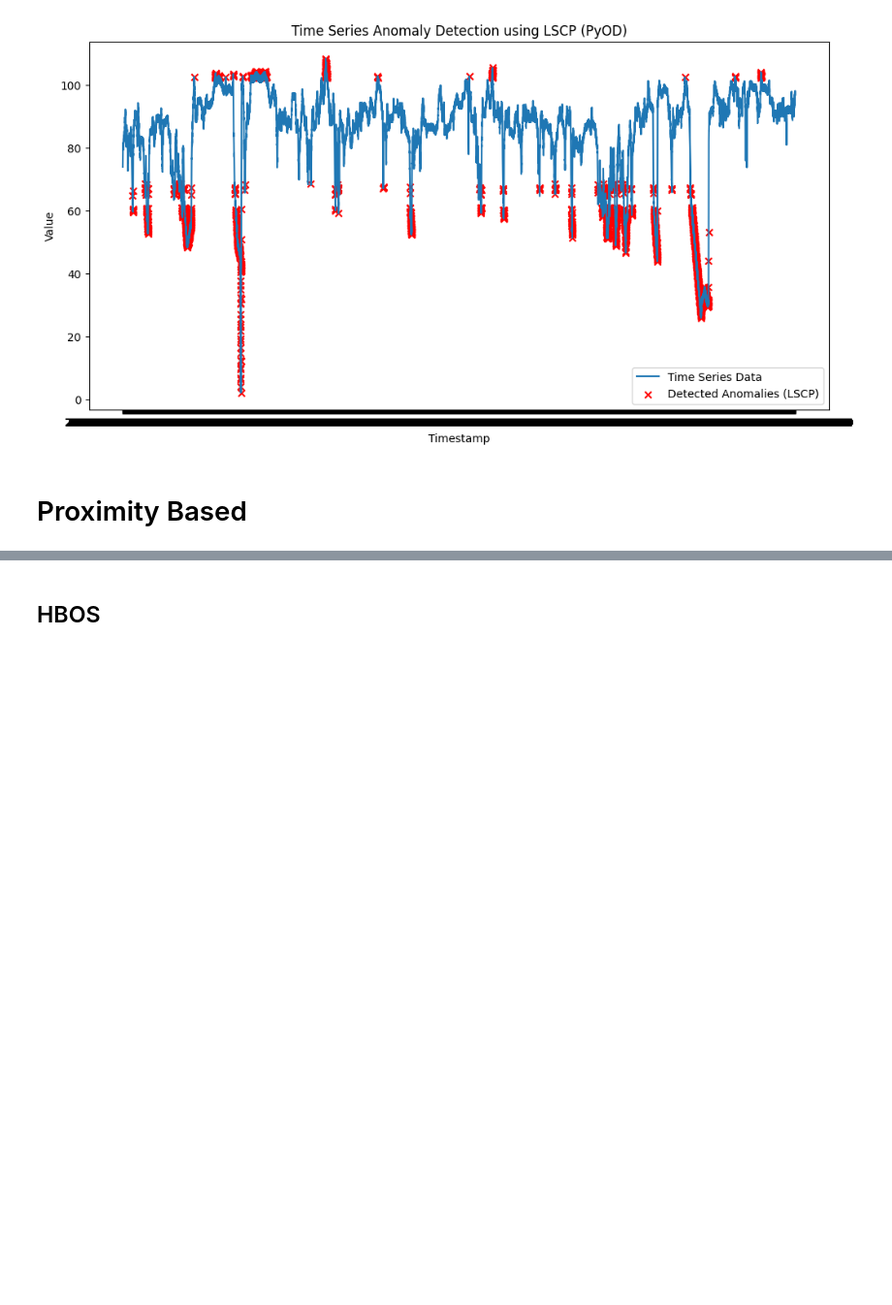
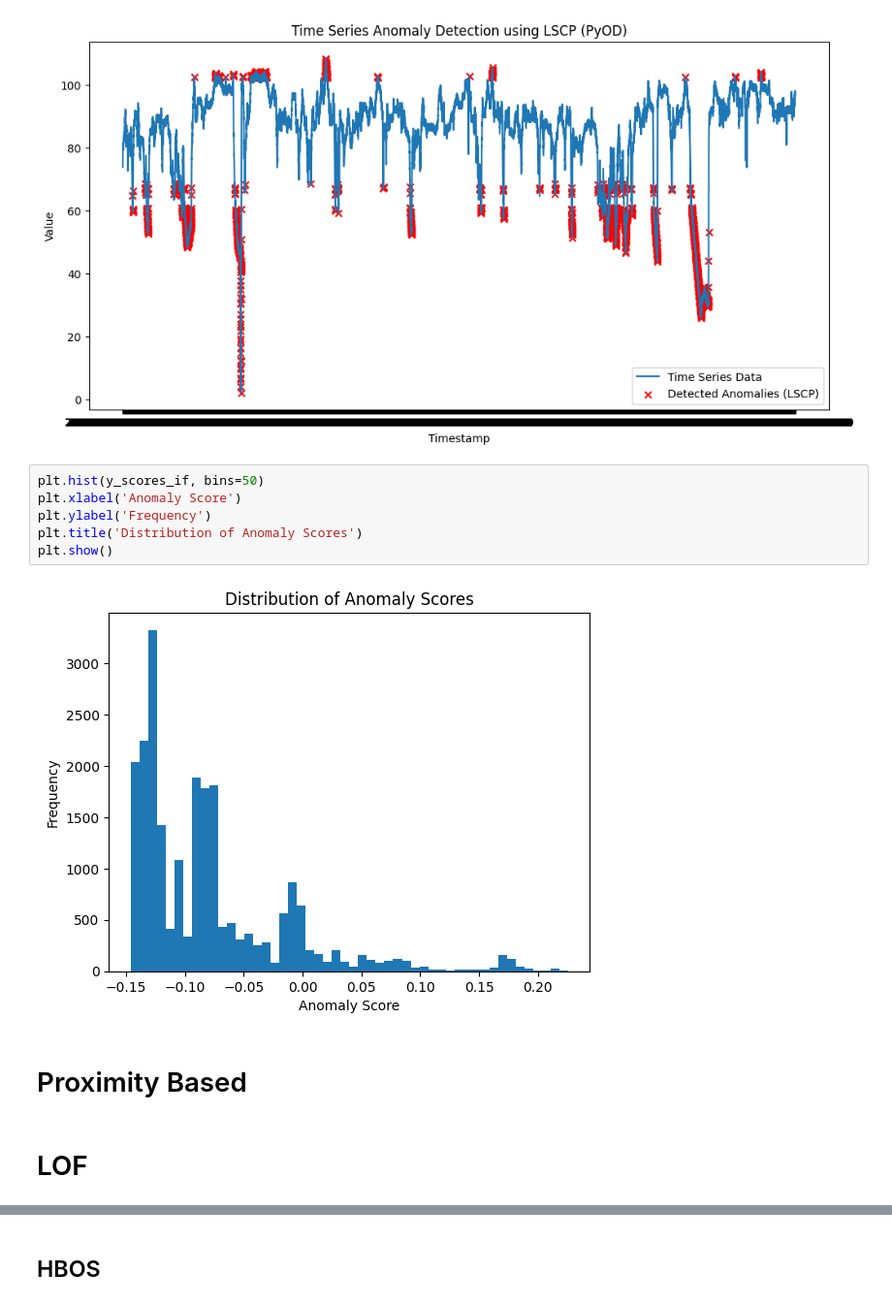
Before and after one commit to sai14karthik/Nexus-S1-Deakin-Internship, a Jupyter notebook: models/PyOD/pyod.ipynb, the cells around one changed output, grey strips where cells are left out. Shown at 97% size. Saved outputs shown, nothing was run; the diff lists cells and outputs as text; blank space fills up the shorter version.

```diff
--- a/models/PyOD/pyod.ipynb
+++ b/models/PyOD/pyod.ipynb
@@ -110,5 +118,15 @@ plt.legend()
 plt.show()
 # %% [output]
 [figure]
+# %%
+plt.hist(y_scores_if, bins=50)
+plt.xlabel('Anomaly Score')
+plt.ylabel('Frequency')
+plt.title('Distribution of Anomaly Scores')
+plt.show()
+# %% [output]
+[figure, added]
 # %% [markdown]
 # Proximity Based
+# %% [markdown]
+# LOF
```
Also changed, not shown: parts of 11 cells of this notebook, 4 other files.
